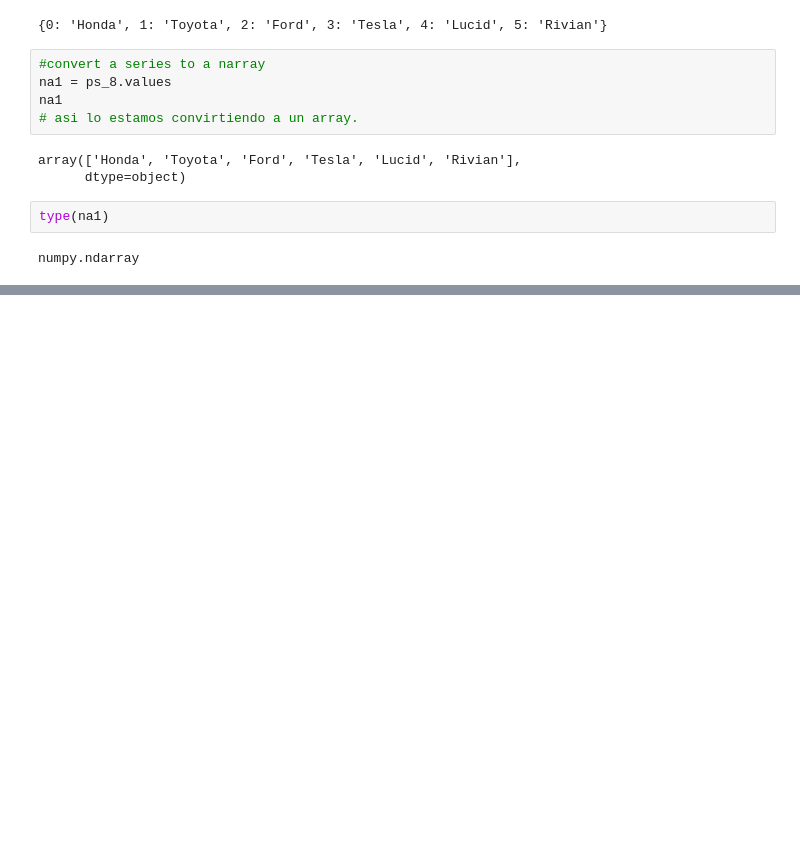
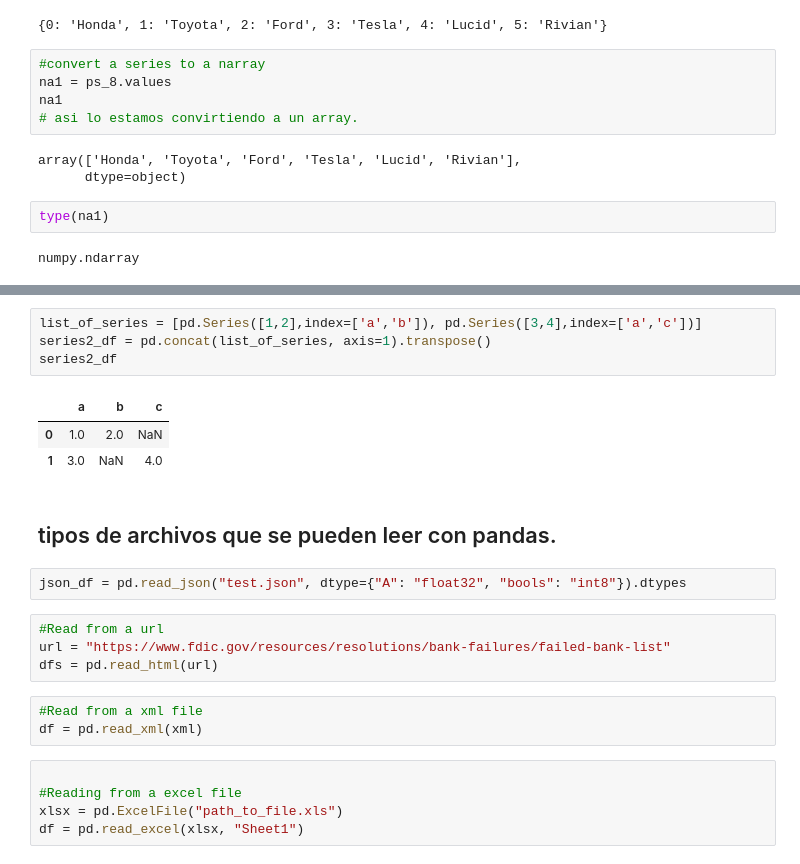
Before and after one commit to pacomm5/Plantillas, a Jupyter notebook: PANDAS.ipynb, the cells around one changed output, grey strips where cells are left out. Drawn from its saved outputs; the diff is of its cells as text; blank space fills up the shorter version.

```diff
--- a/PANDAS.ipynb
+++ b/PANDAS.ipynb
@@ -289,0 +385,24 @@ numpy.ndarray
+# %%
+list_of_series = [pd.Series([1,2],index=['a','b']), pd.Series([3,4],index=['a','c'])]
+series2_df = pd.concat(list_of_series, axis=1).transpose()
+series2_df
+# %% [output]
+|  | a | b | c |
+| 0 | 1.0 | 2.0 | NaN |
+| 1 | 3.0 | NaN | 4.0 |
+# %% [markdown]
+## tipos de archivos que se pueden leer con pandas.
+# %%
+json_df = pd.read_json("test.json", dtype={"A": "float32", "bools": "int8"}).dtypes
+# %%
+#Read from a url
+url = "https://www.fdic.gov/resources/resolutions/bank-failures/failed-bank-list"
+dfs = pd.read_html(url)
+# %%
+#Read from a xml file
+df = pd.read_xml(xml)
+# %%
+
+#Reading from a excel file
+xlsx = pd.ExcelFile("path_to_file.xls")
+df = pd.read_excel(xlsx, "Sheet1")
```
Also changed, not shown: parts of 23 cells of this notebook.
